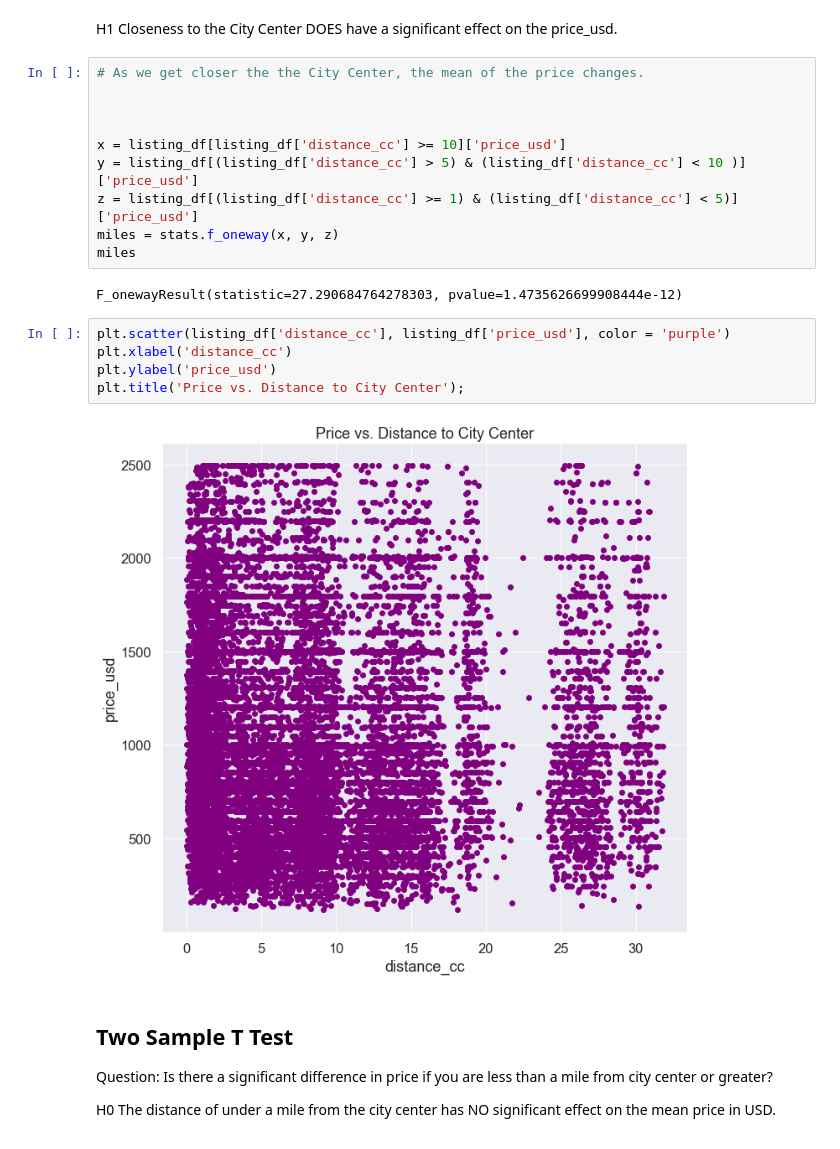
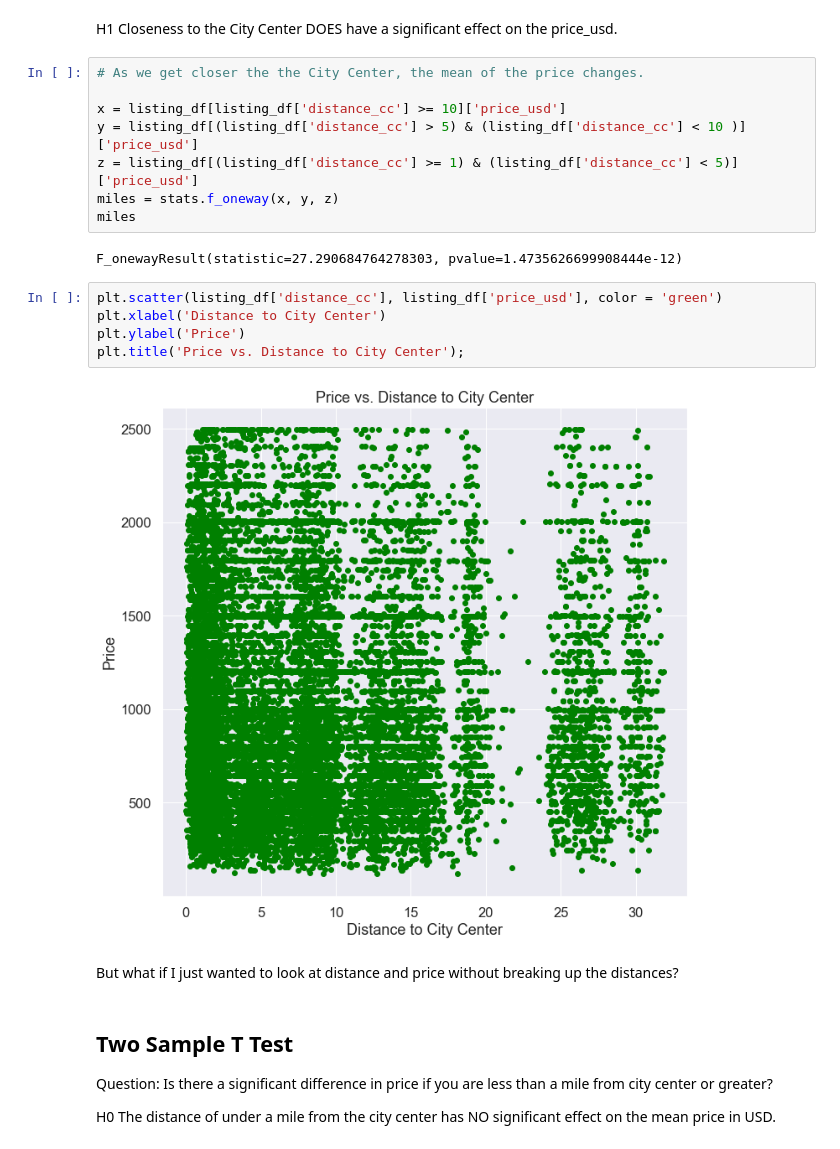
Before and after one commit to dolcikey/Cape_Town_AirBNB, a Jupyter notebook: Final_Cape_Town_AirBNB.ipynb, the cells around one changed output. Saved outputs shown, nothing was run; the diff lists cells and outputs as text.

```diff
--- a/Final_Cape_Town_AirBNB.ipynb
+++ b/Final_Cape_Town_AirBNB.ipynb
@@ -317,8 +323,6 @@ H0 Closeness to the City Center does NOT have a significant effect on the price_
 H1 Closeness to the City Center DOES have a significant effect on the price_usd.
 # %%
 # As we get closer the the City Center, the mean of the price changes.
-
-
 
 x = listing_df[listing_df['distance_cc'] >= 10]['price_usd']
 y = listing_df[(listing_df['distance_cc'] > 5) & (listing_df['distance_cc'] < 10 )]['price_usd']
@@ -328,12 +332,14 @@ miles
 # %% [output]
 F_onewayResult(statistic=27.290684764278303, pvalue=1.4735626699908444e-12)
 # %%
-plt.scatter(listing_df['distance_cc'], listing_df['price_usd'], color = 'purple')
-plt.xlabel('distance_cc')
-plt.ylabel('price_usd')
+plt.scatter(listing_df['distance_cc'], listing_df['price_usd'], color = 'green')
+plt.xlabel('Distance to City Center')
+plt.ylabel('Price')
 plt.title('Price vs. Distance to City Center');
 # %% [output]
-[figure, old version]
+[figure, new version]
+# %% [markdown]
+But what if I just wanted to look at distance and price without breaking up the distances?
 # %% [markdown]
 ## Two Sample T Test
 
```
Also changed, not shown: parts of 15 cells of this notebook.
